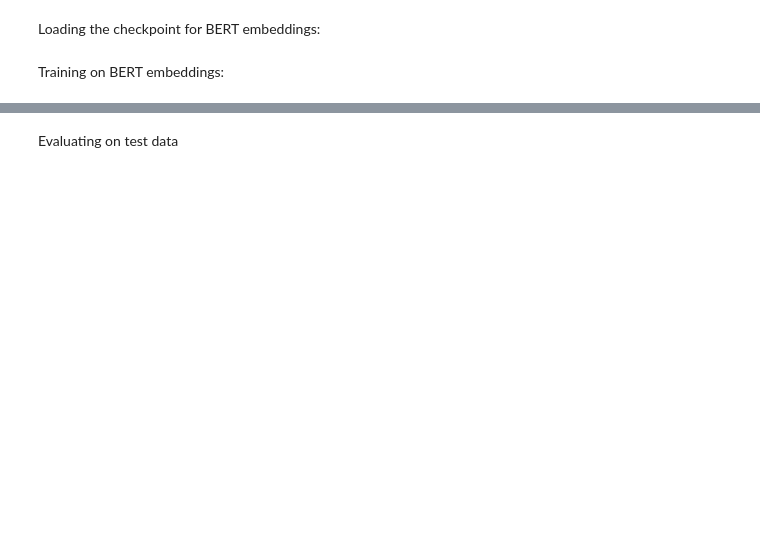
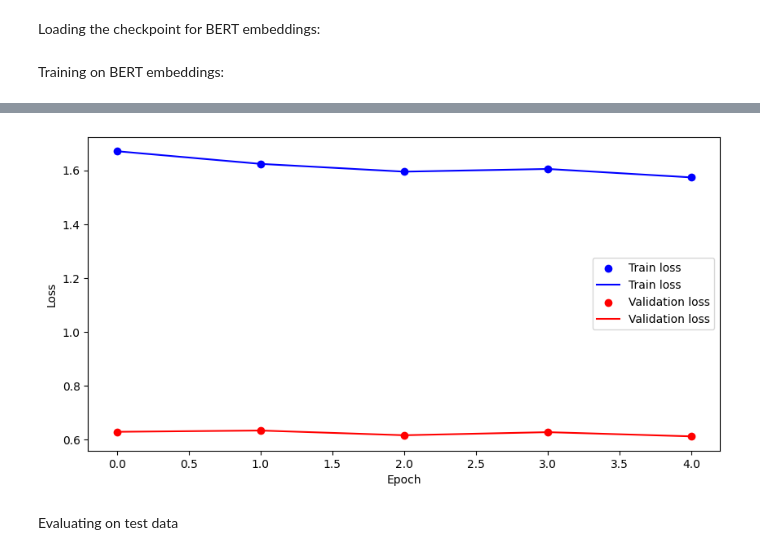
Before and after one commit to Praanshu101/Model_Checkpointing, a Jupyter notebook: Model_Checkpointing.ipynb, the cells around one changed output, grey strips where cells are left out. Drawn from its saved outputs; the diff is of its cells as text; code cells hidden in the pictures; blank space fills up the shorter version.

Commit message:
Embeddings done

```diff
--- a/Model_Checkpointing.ipynb
+++ b/Model_Checkpointing.ipynb
@@ -1425,0 +789,90 @@ optimizer.load_state_dict(checkpoint['optimizer_state_dict'])
+# %%
+# Use the checkpoint from before and train on the IMDB dataset (Dataset 2)
+
+# Create Tensor datasets
+imdb_train_dataset = TensorDataset(torch.tensor(imdb_train_embeddings), imdb_train_labels)
+imdb_val_dataset = TensorDataset(torch.tensor(imdb_val_embeddings), imdb_val_labels)
+
+# Create DataLoaders
+imdb_train_loader = DataLoader(imdb_train_dataset, batch_size=batch_size, shuffle=True)
+imdb_val_loader = DataLoader(imdb_val_dataset, batch_size=batch_size, shuffle=False)
+
+n_epochs = 5
+best_val_loss = float('inf')
+criterion = nn.CrossEntropyLoss()
+optimizer2 = optim.Adam(model2.parameters(), lr=0.0001) # Lower learning rate
+
+trainloss=[]
+valloss=[]
+
+# Training loop
+for epoch in range(n_epochs):
+    model2.train()
+    train_loss = 0.0
+
+    for inputs, labels in imdb_train_loader:
+        # Move data to device
+        inputs, labels = inputs.to(device).float(), labels.to(device).long()
+
+        # Zero the gradients
+        optimizer2.zero_grad()
+
+        # Forward pass
+        outputs = model2(inputs)
+
+        # Compute loss
+        loss = criterion(outputs, labels)
+
+        # Backward pass & optimization
+        loss.backward()
+        optimizer2.step()
+
+        train_loss += loss.item()
+
+    train_loss /= len(imdb_train_loader)  # Average training loss
+
+    # Validation phase
+    model2.eval()
+    val_loss = 0.0
+    correct = 0
+    total = 0
+
+    with torch.no_grad():
+        for inputs, labels in imdb_val_loader:
+            inputs, labels = inputs.to(device).float(), labels.to(device).long()
+
+            # Forward pass
+            outputs = model2(inputs)
+            loss = criterion(outputs, labels)
+            val_loss += loss.item()
+
+            # Accuracy calculation
+            _, predicted = torch.max(outputs, 1)
+            correct += (predicted == labels).sum().item()
+            total += labels.size(0)
+
+    val_loss /= len(imdb_val_loader)
+    val_accuracy = correct / total
+
+    trainloss.append(train_loss)
+    valloss.append(val_loss)
+
+    # Save the best model based on validation loss
+    if val_loss < best_val_loss:
+        best_val_loss = val_loss
+        #torch.save(model.state_dict(), 'checkpoint_imdb.pt')
+        checkpoint = {
+            'model_state_dict': model2.state_dict(),
+            'optimizer_state_dict': optimizer2.state_dict(),
+            'epoch': epoch,
+            'best_val_loss': best_val_loss
+        }
+        # Using gzip to compress the checkpoint file
+        with gzip.open("bert_checkpoint_imdb.pt.gz", "wb") as f:
+            torch.save(checkpoint, f)
+
+    # Print epoch results
+    print(f"Epoch {epoch+1}/{n_epochs}, Train Loss: {train_loss:.4f}, Val Loss: {val_loss:.4f}, Val Acc: {val_accuracy:.4f}")
+
+plot_loss(trainloss, valloss)
+# %% [output]
@@ -1426,2 +884,3 @@ optimizer.load_state_dict(checkpoint['optimizer_state_dict'])
+[figure, added]
 # %% [markdown]
 Evaluating on test data
```
Also changed, not shown: parts of 20 cells of this notebook.
